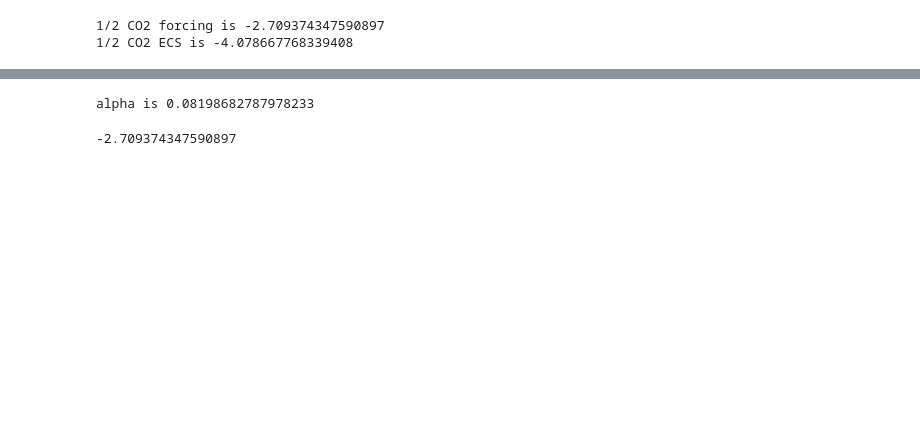
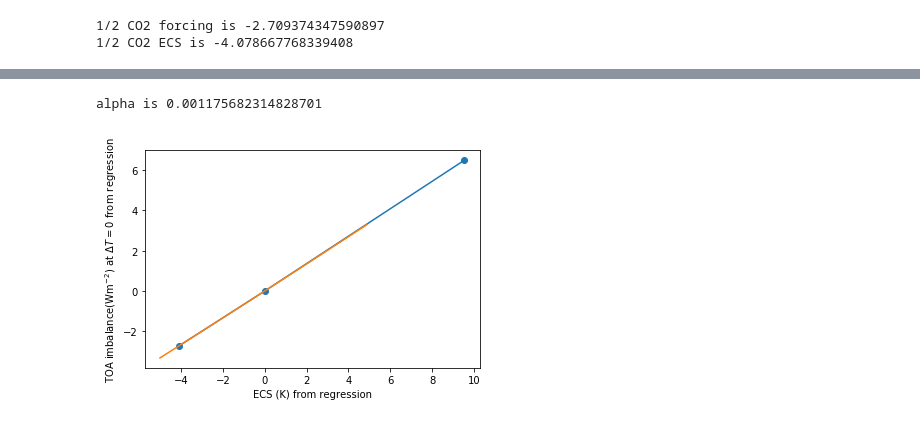
Before and after one commit to katemarvel/WCRP_ECS, a Jupyter notebook: LGM_IPSL.ipynb, the cells around one changed output, grey strips where cells are left out. Cells and saved outputs as stored; diff of their text form; code cells hidden in the pictures; blank space fills up the shorter version.

```diff
--- a/LGM_IPSL.ipynb
+++ b/LGM_IPSL.ipynb
@@ -501,6 +488,6 @@ print("2x CO2 ECS is ",ECS2)
 # %%
-parax=[ECS0p5,0,ECS2,ECS4x]
-paray=[Fcing,0,Fcing2,Fcing4]
+parax=[ECS0p5,0,ECS4x]
+paray=[Fcing,0,Fcing4]
 plt.figure()
 plt.plot(parax,paray,"o-")
 pstate=np.polyfit(parax,paray,2)
@@ -516,8 +501,5 @@ plt.savefig("/Users/kmarvel/Desktop/IPSL_state_dependence.png")
-alpha is 0.08198682787978233
+alpha is 0.001175682314828701
+[figure, added]
-# %%
-Fcing
-# %% [output]
--2.709374347590897
 # %%
 def write_annualcycle(variable):
     f=cdms.open(glob.glob(datadirec+variable+"_*")[0])
```
Also changed, not shown: parts of 16 cells of this notebook, 1 other file.
